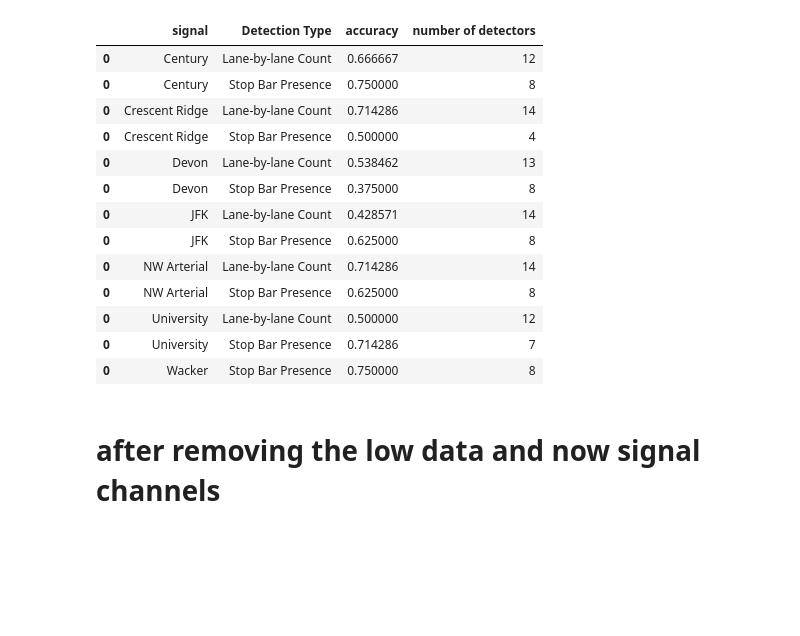
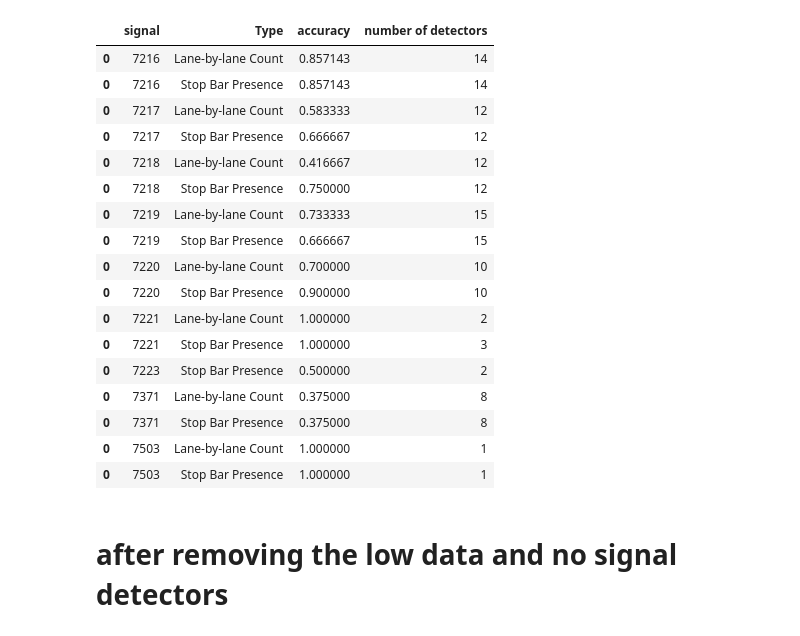
Before and after one commit to atousaz/Phase-detection, a Jupyter notebook: manual.ipynb, the cells around one changed output. Cells and saved outputs as stored; diff of their text form; code cells hidden in the pictures; blank space fills up the shorter version.

```diff
--- a/manual.ipynb
+++ b/manual.ipynb
@@ -117,8 +116,6 @@ manual['correct']='na'
 manual['correct']=np.where(manual['Phase']==manual['parameter'],1,0)
 # %%
 manual.to_csv('manual.csv')
-# %%
-manual=pd.read_csv('manual.csv', index_col=[0])
 # %%
 summary=manual.groupby(['signal','detector_parameter','parameter','Phase'])['correct'].count().reset_index().rename(columns={'correct':'count'})
 summary.sort_values(['signal','detector_parameter','parameter','count'])
@@ -145,3 +172,0 @@ summary[summary['signal']=='JFK']['detector_parameter'].nunique()
-# %%
-summary=summary.merge(meta, left_on=['signal','detector_parameter','Phase'], right_on=['Intersection','Detector','Phase'])
-summary['Detection Type'].unique()
@@ -192,6 +211,4 @@ result[result['signal']=='JFK']
 # %%
 result=result[result['Phase']<9]
-#result=result[result['Detection Hardware']!='Advanced']
+result=result.merge(meta, left_on=['signal','detector_parameter'], right_on=['SignalID','DetChannel'])
+result=result[result['DetectionTypes']!='Advanced Count']
-# %%
-result=result[~result['Detection Hardware'].isin(['Advanced ','Advanced'])]
-result['Detection Hardware'].unique()
@@ -256,28 +298,32 @@ detailed_accuracy
 # %%
-g=result.groupby(['signal','Detection Type'])
+g=result.groupby(['signal','DetectionTypes'])
 detailed_accuracy=pd.DataFrame([])
 for sets, data in g:
     accuracy=len(data[data['correct']==1])/len(data)
-    df=pd.DataFrame({'signal':sets[0],'Detection Type':sets[1] ,'accuracy':accuracy,'number of detectors':len(data)}, index=[0])
+    df=pd.DataFrame({'signal':sets[0],'Type':sets[1], 'accuracy':accuracy,'number of detectors':len(data)}, index=[0])
     detailed_accuracy=detailed_accuracy.append(df)
 detailed_accuracy
 # %% [output]
-|  | signal | Detection Type | accuracy | number of detectors |
-| 0 | Century | Lane-by-lane Count | 0.666667 | 12 |
-| 0 | Century | Stop Bar Presence | 0.750000 | 8 |
-| 0 | Crescent Ridge | Lane-by-lane Count | 0.714286 | 14 |
-| 0 | Crescent Ridge | Stop Bar Presence | 0.500000 | 4 |
-| 0 | Devon | Lane-by-lane Count | 0.538462 | 13 |
-| 0 | Devon | Stop Bar Presence | 0.375000 | 8 |
-| 0 | JFK | Lane-by-lane Count | 0.428571 | 14 |
-| 0 | JFK | Stop Bar Presence | 0.625000 | 8 |
-| 0 | NW Arterial | Lane-by-lane Count | 0.714286 | 14 |
-| 0 | NW Arterial | Stop Bar Presence | 0.625000 | 8 |
-| 0 | University | Lane-by-lane Count | 0.500000 | 12 |
-| 0 | University | Stop Bar Presence | 0.714286 | 7 |
-| 0 | Wacker | Stop Bar Presence | 0.750000 | 8 |
+|  | signal | Type | accuracy | number of detectors |
+| 0 | 7216 | Lane-by-lane Count | 0.857143 | 14 |
+| 0 | 7216 | Stop Bar Presence | 0.857143 | 14 |
+| 0 | 7217 | Lane-by-lane Count | 0.583333 | 12 |
+| 0 | 7217 | Stop Bar Presence | 0.666667 | 12 |
+| 0 | 7218 | Lane-by-lane Count | 0.416667 | 12 |
+| 0 | 7218 | Stop Bar Presence | 0.750000 | 12 |
+| 0 | 7219 | Lane-by-lane Count | 0.733333 | 15 |
+| 0 | 7219 | Stop Bar Presence | 0.666667 | 15 |
+| 0 | 7220 | Lane-by-lane Count | 0.700000 | 10 |
+| 0 | 7220 | Stop Bar Presence | 0.900000 | 10 |
+| 0 | 7221 | Lane-by-lane Count | 1.000000 | 2 |
+| 0 | 7221 | Stop Bar Presence | 1.000000 | 3 |
+| 0 | 7223 | Stop Bar Presence | 0.500000 | 2 |
+| 0 | 7371 | Lane-by-lane Count | 0.375000 | 8 |
+| 0 | 7371 | Stop Bar Presence | 0.375000 | 8 |
+| 0 | 7503 | Lane-by-lane Count | 1.000000 | 1 |
+| 0 | 7503 | Stop Bar Presence | 1.000000 | 1 |
 # %% [markdown]
-# after removing the low data and now signal channels
+# after removing the low data and no signal detectors
 # %%
 result_filtered=pd.read_csv('result_filtered.csv')
 # %%
```
Also changed, not shown: parts of 24 cells of this notebook.
